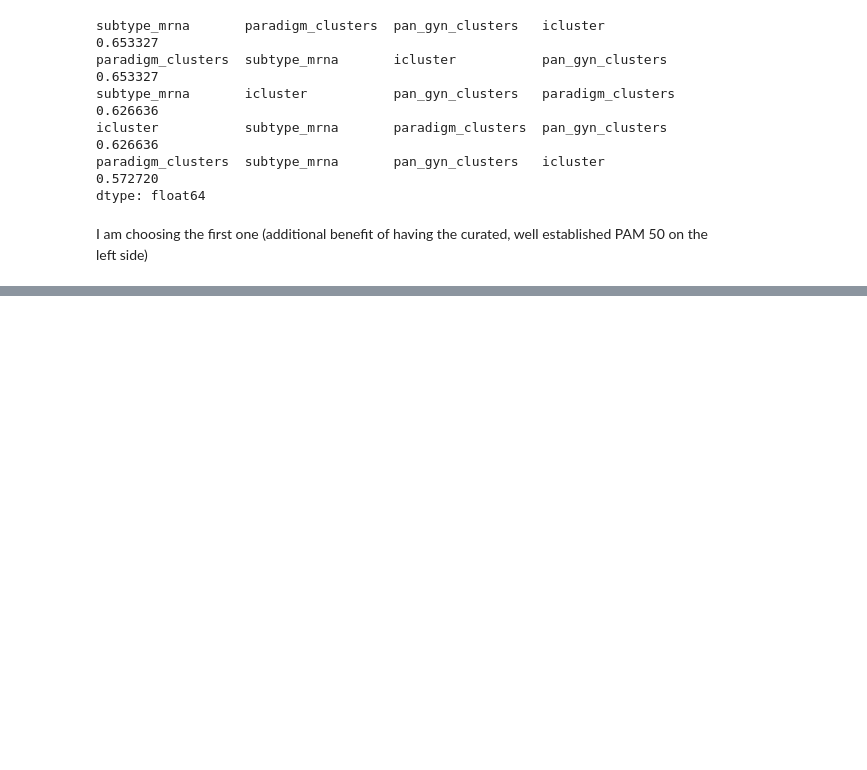
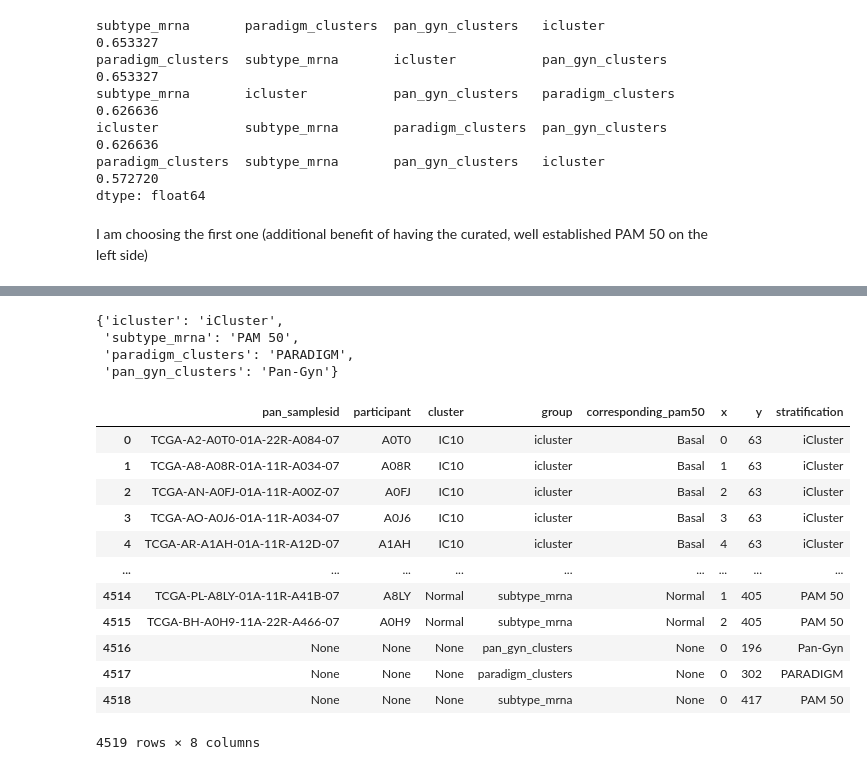
Before and after one commit to krassowski/drug-disease-profile-matching, a Jupyter notebook: notebooks/Signature-based drug-disease associations/Published_BRCA_stratifications.ipynb, the cells around one changed output, grey strips where cells are left out. Cells and saved outputs as stored; diff of their text form; code cells hidden in the pictures; blank space fills up the shorter version.

```diff
--- a/notebooks/Signature-based drug-disease associations/Published_BRCA_stratifications.ipynb
+++ b/notebooks/Signature-based drug-disease associations/Published_BRCA_stratifications.ipynb
@@ -461,0 +599,15 @@ require(ggalluvial)
+# %%
+for group, h in height_by_group.items():
+    if max_height != h:
+        heatmap = heatmap.append(
+            {
+                'group': group,
+                'corresponding_pam50': 'None',
+                'x': 0,
+                'y': start_by_group[group] + max_height,
+                'cluster': 'None',
+                'pan_samplesid': 'None',
+                'participant': 'None'
+            },
+            ignore_index=True
+        )
@@ -461,0 +630,8 @@ require(ggalluvial)
+# %%
+names = stratifications_summary.name.to_dict()
+names
+# %% [output]
+{'icluster': 'iCluster',
+ 'subtype_mrna': 'PAM 50',
+ 'paradigm_clusters': 'PARADIGM',
+ 'pan_gyn_clusters': 'Pan-Gyn'}
@@ -461,0 +645,18 @@ require(ggalluvial)
+# %%
+annotations['stratification'] = to_ordered_categories(annotations.group, order, names)
+heatmap['stratification'] = to_ordered_categories(heatmap.group, order, names)
+heatmap
+# %% [output]
+|  | pan_samplesid | participant | cluster | group | corresponding_pam50 | x | y | stratification |
+| 0 | TCGA-A2-A0T0-01A-22R-A084-07 | A0T0 | IC10 | icluster | Basal | 0 | 63 | iCluster |
+| 1 | TCGA-A8-A08R-01A-11R-A034-07 | A08R | IC10 | icluster | Basal | 1 | 63 | iCluster |
+| 2 | TCGA-AN-A0FJ-01A-11R-A00Z-07 | A0FJ | IC10 | icluster | Basal | 2 | 63 | iCluster |
+| 3 | TCGA-AO-A0J6-01A-11R-A034-07 | A0J6 | IC10 | icluster | Basal | 3 | 63 | iCluster |
+| 4 | TCGA-AR-A1AH-01A-11R-A12D-07 | A1AH | IC10 | icluster | Basal | 4 | 63 | iCluster |
+| ... | ... | ... | ... | ... | ... | ... | ... | ... |
+| 4514 | TCGA-PL-A8LY-01A-11R-A41B-07 | A8LY | Normal | subtype_mrna | Normal | 1 | 405 | PAM 50 |
+| 4515 | TCGA-BH-A0H9-11A-22R-A466-07 | A0H9 | Normal | subtype_mrna | Normal | 2 | 405 | PAM 50 |
+| 4516 | None | None | None | pan_gyn_clusters | None | 0 | 196 | Pan-Gyn |
+| 4517 | None | None | None | paradigm_clusters | None | 0 | 302 | PARADIGM |
+| 4518 | None | None | None | subtype_mrna | None | 0 | 417 | PAM 50 |
+4519 rows × 8 columns
```
Also changed, not shown: parts of 68 cells of this notebook.
